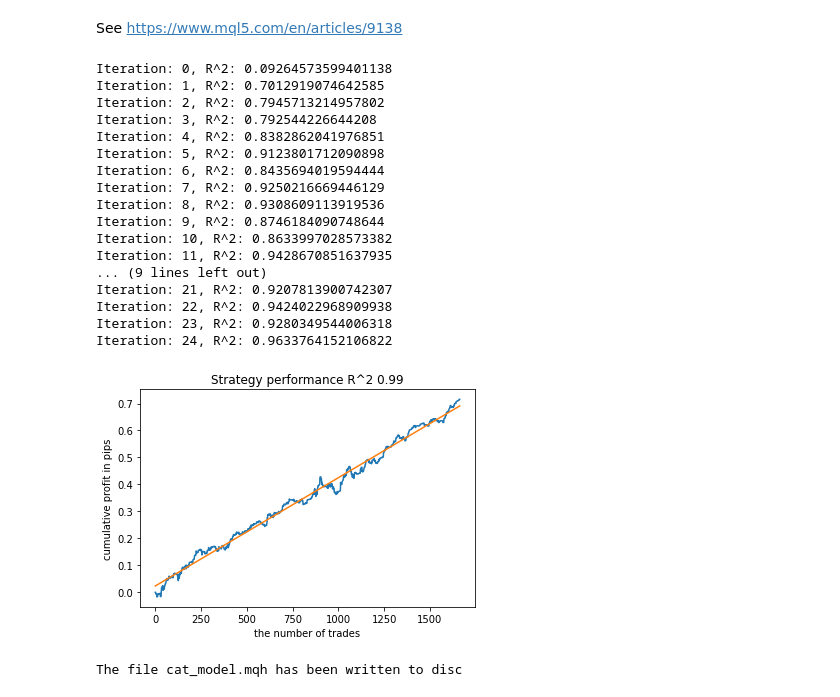
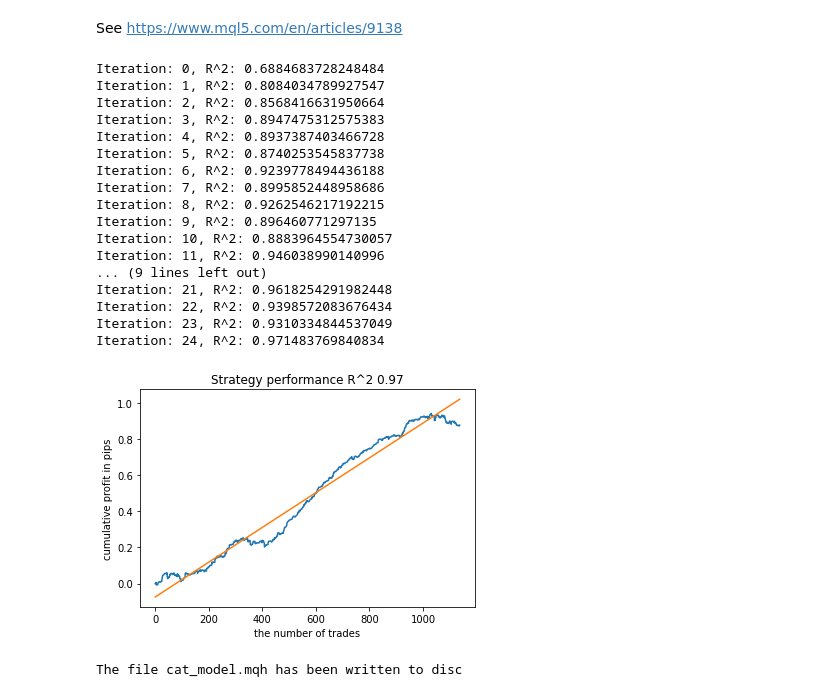
Before and after one commit to trautw/trade, a Jupyter notebook: ml/9138/notebook.ipynb, the cells around one changed output. Saved outputs shown, nothing was run; the diff lists cells and outputs as text; code cells hidden in the pictures.

```diff
--- a/ml/9138/notebook.ipynb
+++ b/ml/9138/notebook.ipynb
@@ -19,9 +19,9 @@ import math
 SYMBOL = 'EURUSD'
 MA_PERIODS = [i for i in range(15, 500, 15)]
 MARKUP = 0.00002
-START_DATE = datetime(2021, 1, 1)
+START_DATE = datetime(2020, 1, 1)
 TSTART_DATE = datetime(2018, 1, 1)
-STOP_DATE = datetime(2022, 1, 1)
+STOP_DATE = datetime(2021, 1, 1)
 BAD_SAMPLES_BOOK = pd.DatetimeIndex([])
 
 
@@ -239,13 +239,11 @@ def test_model(result: list):
     p = result[1].predict_proba(X)
     p_meta = result[2].predict_proba(X_meta)
     p2 = [x[0] < 0.5 for x in p]
-    # p2 = [math.floor(x[0]+0.5) for x in p]
     p2_meta = [x[0] < 0.5 for x in p_meta]
-    # p2_meta = [math.floor(x[0]+0.5) for x in p_meta]
     pr2 = pr_tst.iloc[:len(p2)].copy()
     pr2['labels'] = p2
+    pr2['labels'] = pr2['labels'].astype(float)
     pr2['meta_labels'] = p2_meta
-    pr2['labels'] = pr2['labels'].astype(float)
     pr2['meta_labels'] = pr2['meta_labels'].astype(float)
     R2, meta_labels = tester(pr2, MARKUP, use_meta=True, plot=True)
 
@@ -338,48 +336,48 @@ def export_model_to_MQL_code(model, model_number):
     file.close()
     print('The file ' + 'cat_model' + '.mqh ' + 'has been written to disc')
 
 
 # make dataset
 pr = get_prices()
 pr = labelling_relabeling(pr, relabeling=False)
 a, b = tester(pr, MARKUP, use_meta=False, plot=False)
 pr['meta_labels'] = b
 pr = pr.dropna()
 pr = labelling_relabeling(pr, relabeling=True)
 
 
 # iterative learning
 res = []
 BAD_SAMPLES_BOOK = pd.DatetimeIndex([])
 for i in range(25):
     res.append(brute_force(pr[pr.columns[1:]], bad_samples_fraction=0.5))
 
     print('Iteration: {}, R^2: {}'.format(i, res[-1][0]))
     pr = res[-1][3]
 
 # test best model
 res.sort()
 p = test_model(res[-1])
 
 # export best model to mql
 export_model_to_MQL_code(res[-1], str(1))
 # %% [output]
-Iteration: 0, R^2: 0.09264573599401138
-Iteration: 1, R^2: 0.7012919074642585
-Iteration: 2, R^2: 0.7945713214957802
-Iteration: 3, R^2: 0.792544226644208
-Iteration: 4, R^2: 0.8382862041976851
-Iteration: 5, R^2: 0.9123801712090898
-Iteration: 6, R^2: 0.8435694019594444
-Iteration: 7, R^2: 0.9250216669446129
-Iteration: 8, R^2: 0.9308609113919536
-Iteration: 9, R^2: 0.8746184090748644
-Iteration: 10, R^2: 0.8633997028573382
-Iteration: 11, R^2: 0.9428670851637935
+Iteration: 0, R^2: 0.6884683728248484
+Iteration: 1, R^2: 0.8084034789927547
+Iteration: 2, R^2: 0.8568416631950664
+Iteration: 3, R^2: 0.8947475312575383
+Iteration: 4, R^2: 0.8937387403466728
+Iteration: 5, R^2: 0.8740253545837738
+Iteration: 6, R^2: 0.9239778494436188
+Iteration: 7, R^2: 0.8995852448958686
+Iteration: 8, R^2: 0.9262546217192215
+Iteration: 9, R^2: 0.896460771297135
+Iteration: 10, R^2: 0.8883964554730057
+Iteration: 11, R^2: 0.946038990140996
 ... (9 lines left out)
-Iteration: 21, R^2: 0.9207813900742307
-Iteration: 22, R^2: 0.9424022968909938
-Iteration: 23, R^2: 0.9280349544006318
-Iteration: 24, R^2: 0.9633764152106822
+Iteration: 21, R^2: 0.9618254291982448
+Iteration: 22, R^2: 0.9398572083676434
+Iteration: 23, R^2: 0.9310334844537049
+Iteration: 24, R^2: 0.971483769840834
-[figure, old version]
+[figure, new version]
 The file cat_model.mqh has been written to disc
```
Also changed, not shown: 1 other file.
